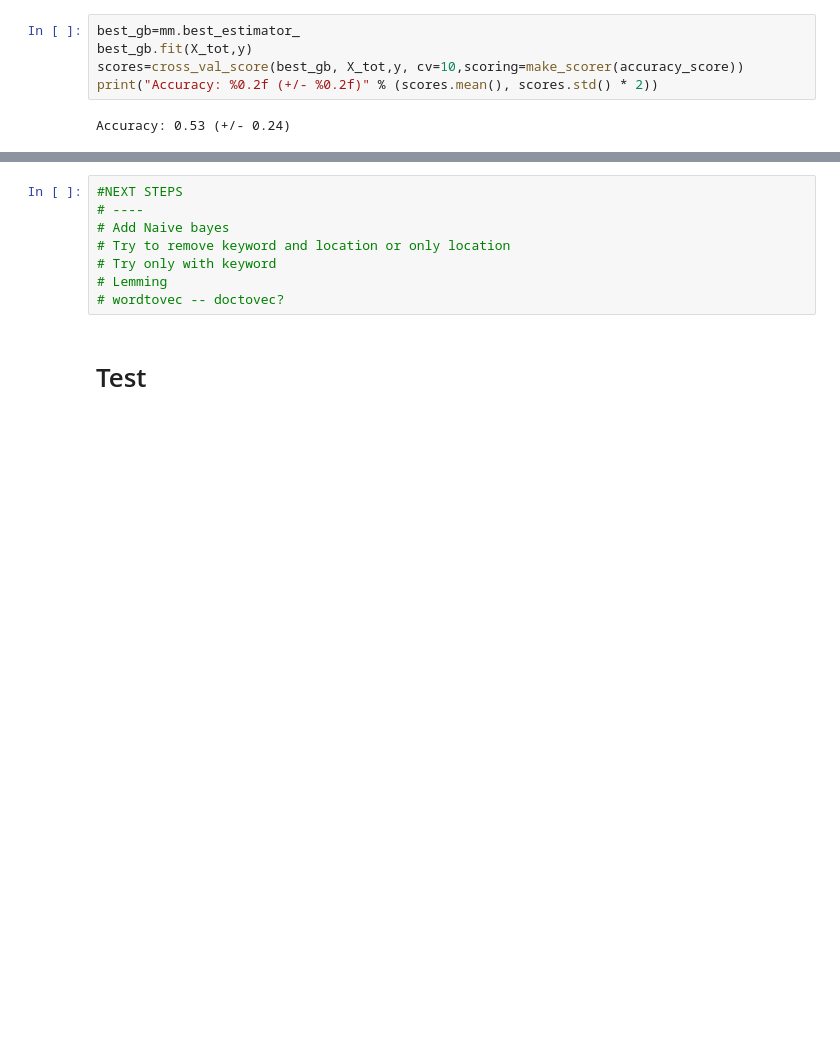
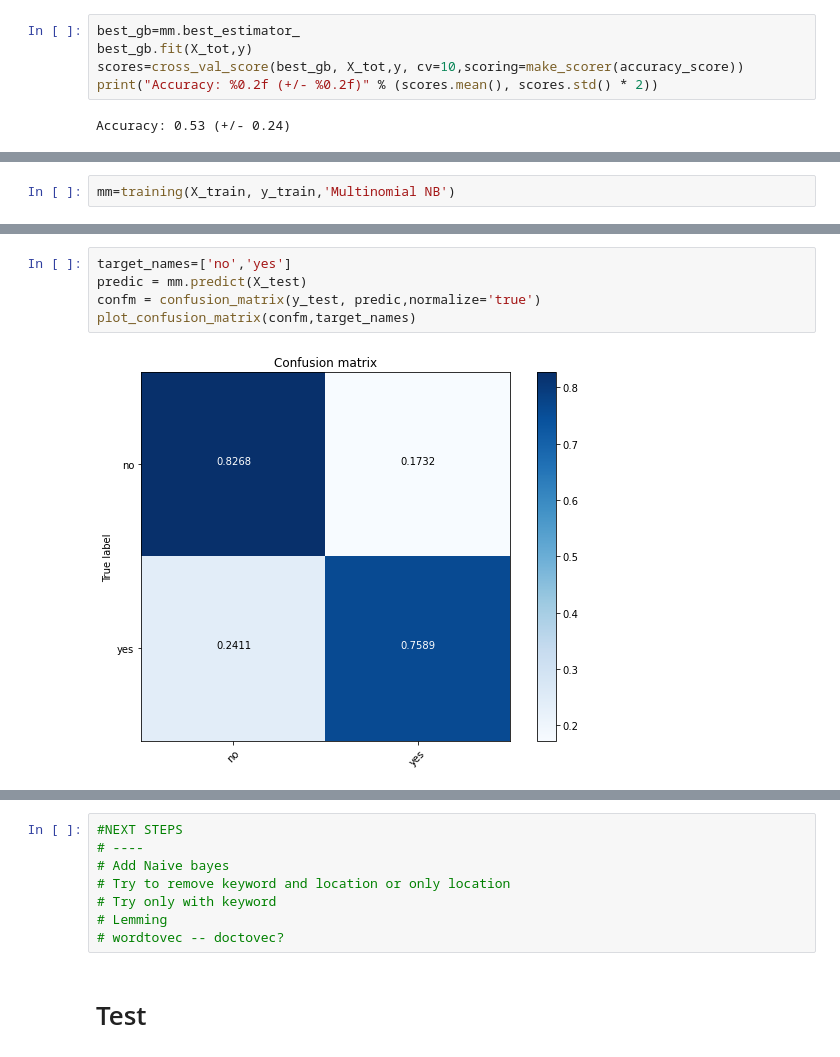
Before and after one commit to lept1/Kaggle_DisasterTweets, a Jupyter notebook: Disaster_Tweets.ipynb, the cells around one changed output, grey strips where cells are left out. Cells and saved outputs as stored; diff of their text form; blank space fills up the shorter version.

```diff
--- a/Disaster_Tweets.ipynb
+++ b/Disaster_Tweets.ipynb
@@ -297,0 +298,2 @@ Accuracy: 0.53 (+/- 0.24)
+# %%
+mm=training(X_train, y_train,'Multinomial NB')
@@ -297,0 +307,7 @@ Accuracy: 0.53 (+/- 0.24)
+# %%
+target_names=['no','yes']
+predic = mm.predict(X_test)
+confm = confusion_matrix(y_test, predic,normalize='true')
+plot_confusion_matrix(confm,target_names)
+# %% [output]
+[figure, added]
```
Also changed, not shown: parts of 8 cells of this notebook, 1 other file.
